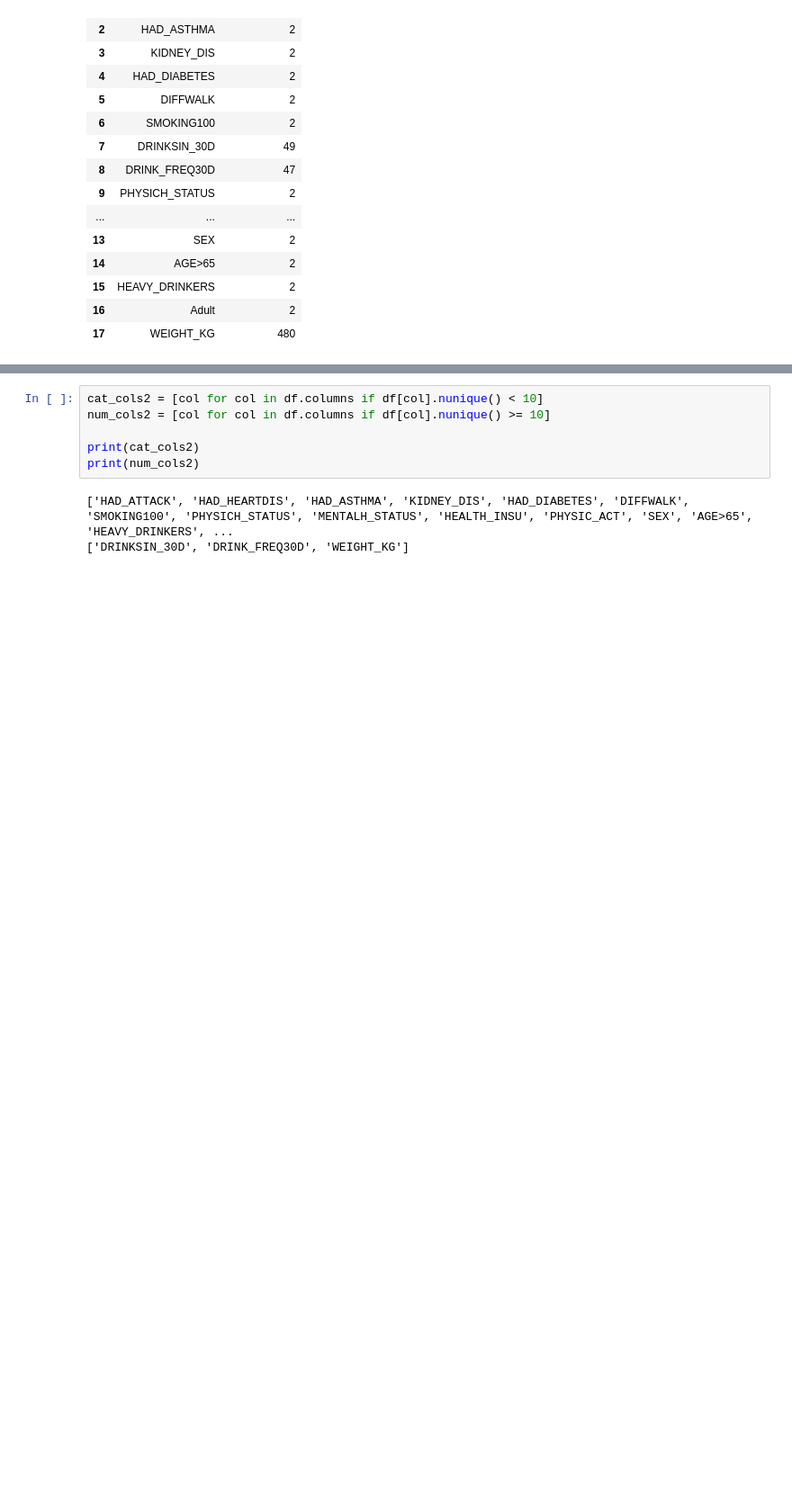
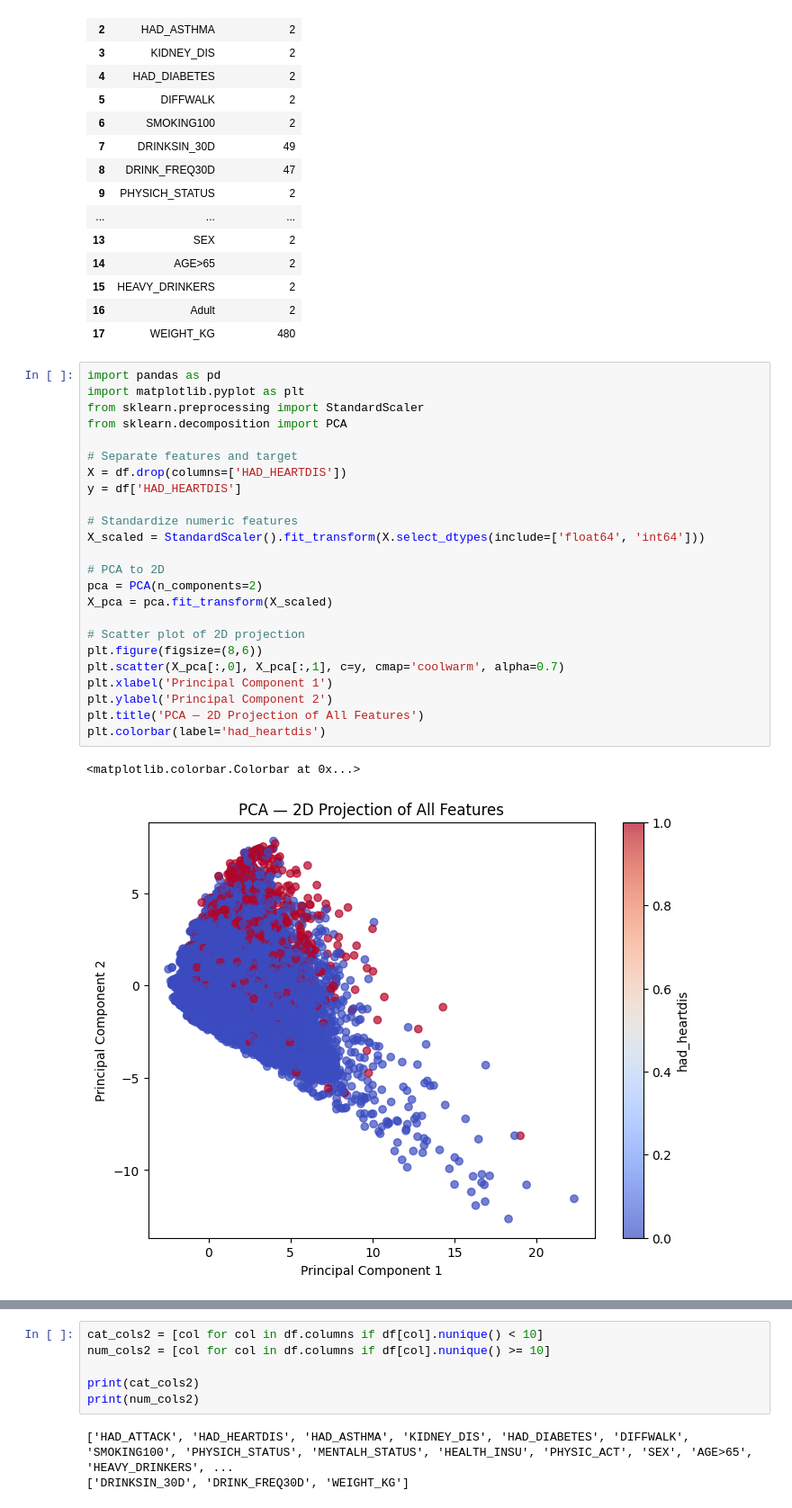
Before and after one commit to Abhikumar199/Early-stage-Heart-attack-prediction, a Jupyter notebook: eda.ipynb, the cells around one changed output, grey strips where cells are left out. Shown: that part at 90% size. Cells and saved outputs as stored; diff of their text form; blank space fills up the shorter version.

```diff
--- a/eda.ipynb
+++ b/eda.ipynb
@@ -45,3 +68,30 @@ df.nunique().reset_index().rename(columns={'index':'column', 0:'unique count'})
 | 15 | HEAVY_DRINKERS | 2 |
 | 16 | Adult | 2 |
 | 17 | WEIGHT_KG | 480 |
+# %%
+import pandas as pd
+import matplotlib.pyplot as plt
+from sklearn.preprocessing import StandardScaler
+from sklearn.decomposition import PCA
+
+# Separate features and target
+X = df.drop(columns=['HAD_HEARTDIS'])
+y = df['HAD_HEARTDIS']
+
+# Standardize numeric features
+X_scaled = StandardScaler().fit_transform(X.select_dtypes(include=['float64', 'int64']))
+
+# PCA to 2D
+pca = PCA(n_components=2)
+X_pca = pca.fit_transform(X_scaled)
+
+# Scatter plot of 2D projection
+plt.figure(figsize=(8,6))
+plt.scatter(X_pca[:,0], X_pca[:,1], c=y, cmap='coolwarm', alpha=0.7)
+plt.xlabel('Principal Component 1')
+plt.ylabel('Principal Component 2')
+plt.title('PCA — 2D Projection of All Features')
+plt.colorbar(label='had_heartdis')
+# %% [output]
+<matplotlib.colorbar.Colorbar at 0x...>
+[figure, added]
```
Also changed, not shown: parts of 24 cells of this notebook, 19 other files.
